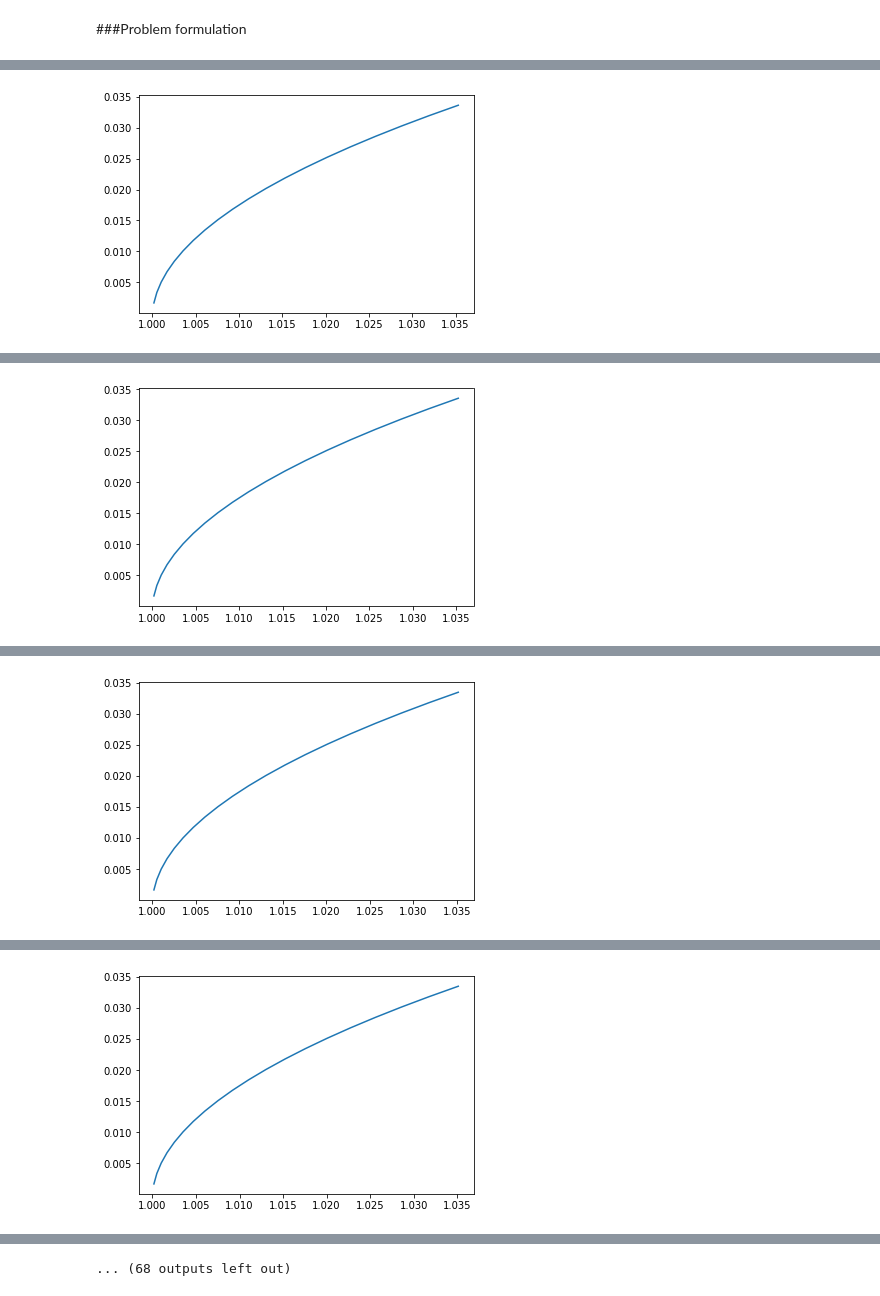
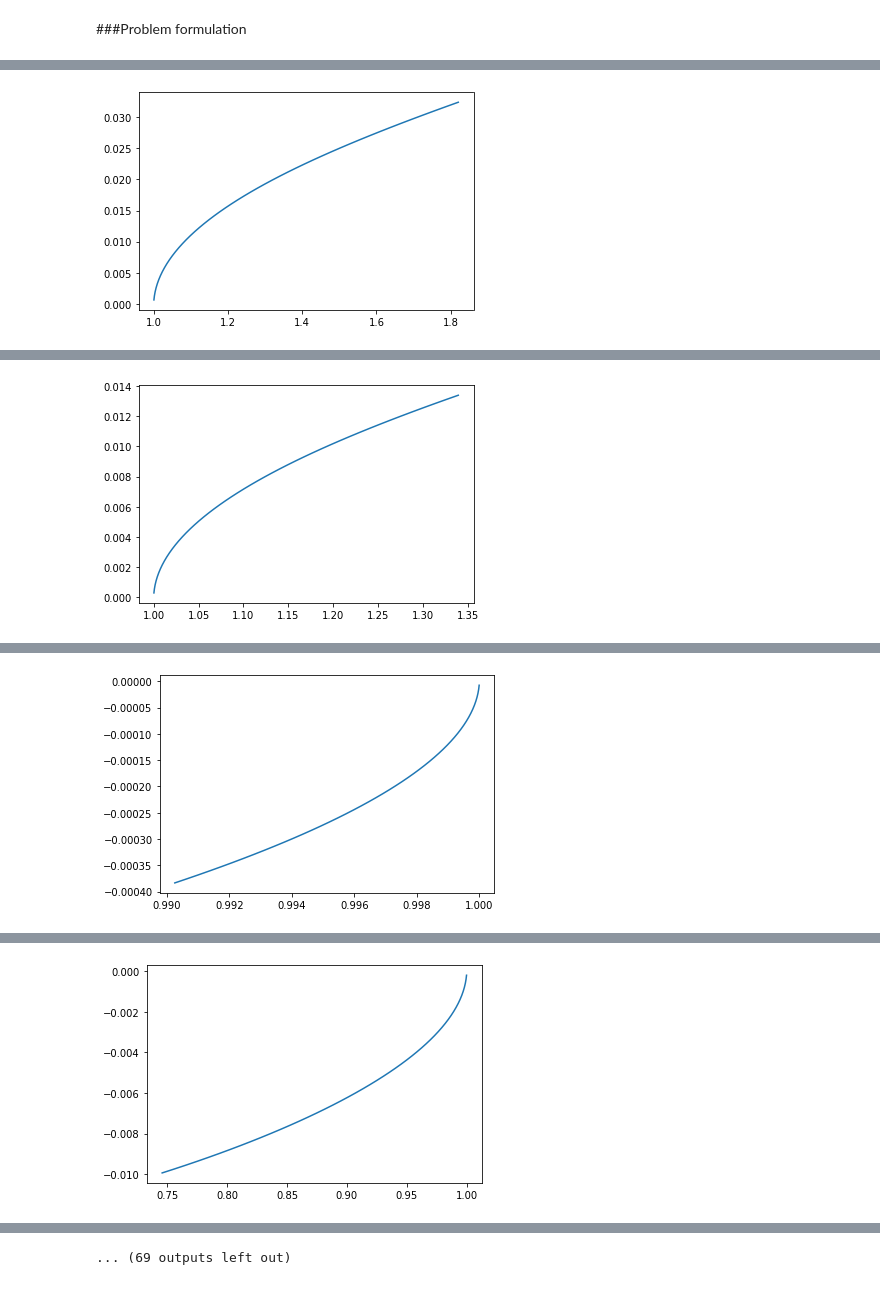
Before and after one commit to sabareeshkarthick/dop1, a Jupyter notebook: jupyter notebooks/project1_DOp.ipynb, the cells around one changed output, grey strips where cells are left out. Saved outputs shown, nothing was run; the diff lists cells and outputs as text; code cells hidden in the pictures.

```diff
--- a/jupyter notebooks/project1_DOp.ipynb
+++ b/jupyter notebooks/project1_DOp.ipynb
@@ -49,34 +47,19 @@ GRAVITY_ACCEL = 9.81/1000  # gravity constant
 BOOST_ACCEL = 14.715/1000  # thrust constant
 DRAG = 1/1000 #drag constant
 class Dynamics(nn.Module):
-
     def __init__(self):
         super(Dynamics, self).__init__()
-
     @staticmethod
     def forward(state, action):
-
-        """
-        action: thrust or no thrust
-        state[0] = y
-        state[1] = y_dot
-        """
         delta_state_gravity = t.tensor([0., GRAVITY_ACCEL * FRAME_TIME])
-        delta_state = (DRAG - BOOST_ACCEL) * FRAME_TIME * t.tensor([0., -1.]) * action
+        delta_state = (DRAG - BOOST_ACCEL) * FRAME_TIME * t.tensor([0., 1.]) * action
         state = state + delta_state + delta_state_gravity
         step_mat = t.tensor([[1., FRAME_TIME],
                             [0., 1.]])
         state = t.matmul(step_mat, state)
         return state
-
 class Controller(nn.Module):
-
     def __init__(self, dim_input, dim_hidden, dim_output):
-        """
-        dim_input: # of system states
-        dim_output: # of actions
-        dim_hidden: up to you
-        """
         super(Controller, self).__init__()
         self.network = nn.Sequential(
             nn.Linear(dim_input, dim_hidden),
@@ -84,13 +67,10 @@ class Controller(nn.Module):
             nn.Linear(dim_hidden, dim_output),
             nn.Sigmoid()
         )
-
     def forward(self, state):
         action = self.network(state)
         return action
-
 class Simulation(nn.Module):
-
     def __init__(self, controller, dynamics, T):
         super(Simulation, self).__init__()
         self.state = self.initialize_state()
@@ -99,7 +79,6 @@ class Simulation(nn.Module):
         self.T = T
         self.action_trajectory = []
         self.state_trajectory = []
-
     def forward(self, state):
         self.action_trajectory = []
         self.state_trajectory = []
@@ -109,21 +88,18 @@ class Simulation(nn.Module):
             self.action_trajectory.append(action)
             self.state_trajectory.append(state)
         return self.error(state)
-
     @staticmethod
     def initialize_state():
         state = [1., 0.]
         return t.tensor(state, requires_grad=False).float()
-
     def error(self, state):
         return state[0]**2 + state[1]**2
-
 class Optimize:
     def __init__(self, simulation):
         self.simulation = simulation
         self.parameters = simulation.controller.parameters()
         self.optimizer = optim.LBFGS(self.parameters, lr=0.01)
-
+        self.l = []
     def step(self):
         def closure():
             loss = self.simulation(self.simulation.state)
@@ -132,13 +108,13 @@ class Optimize:
             return loss
         self.optimizer.step(closure)
         return closure()
-
     def train(self, epochs):
         for epoch in range(epochs):
             loss = self.step()
+            lo=loss.clone().detach()
+            self.l.append(lo)
             print('[%d] loss: %.3f' % (epoch + 1, loss))
             self.visualize()
-
     def visualize(self):
         data = np.array([self.simulation.state_trajectory[i].detach().numpy() for i in range(self.simulation.T)])
         x = data[:, 0]
@@ -146,7 +122,7 @@ class Optimize:
         plt.plot(x, y)
         plt.show()
 # %%
-T = 20  # number of time steps
+T = 50  # number of time steps
 dim_input = 2  # state space dimensions
 dim_hidden = 6  # latent dimensions
 dim_output = 1  # action space dimensions
@@ -155,4 +131,9 @@ c = Controller(dim_input, dim_hidden, dim_output)  # define controller
 s = Simulation(c, d, T)  # define simulation
 o = Optimize(s)  # define optimizer
 o.train(40)  # solve the optimization problem
+plt.title('convergence')
+plt.ylabel('loss value')
+plt.xlabel('number of iteration')
+plt.plot(list(range(40)), o.l)
+plt.show()
 # %% [output]
@@ -162 +143 @@ o.train(40)  # solve the optimization problem
-[figure, old version]
+[figure, new version]
@@ -164 +145 @@ o.train(40)  # solve the optimization problem
-[figure, old version]
+[figure, new version]
@@ -166 +147 @@ o.train(40)  # solve the optimization problem
-[figure, old version]
+[figure, new version]
@@ -168 +149 @@ o.train(40)  # solve the optimization problem
-[figure, old version]
+[figure, new version]
@@ -171 +152 @@ o.train(40)  # solve the optimization problem
-... (68 outputs left out)
+... (69 outputs left out)
```
Also changed, not shown: parts of 5 cells of this notebook.
